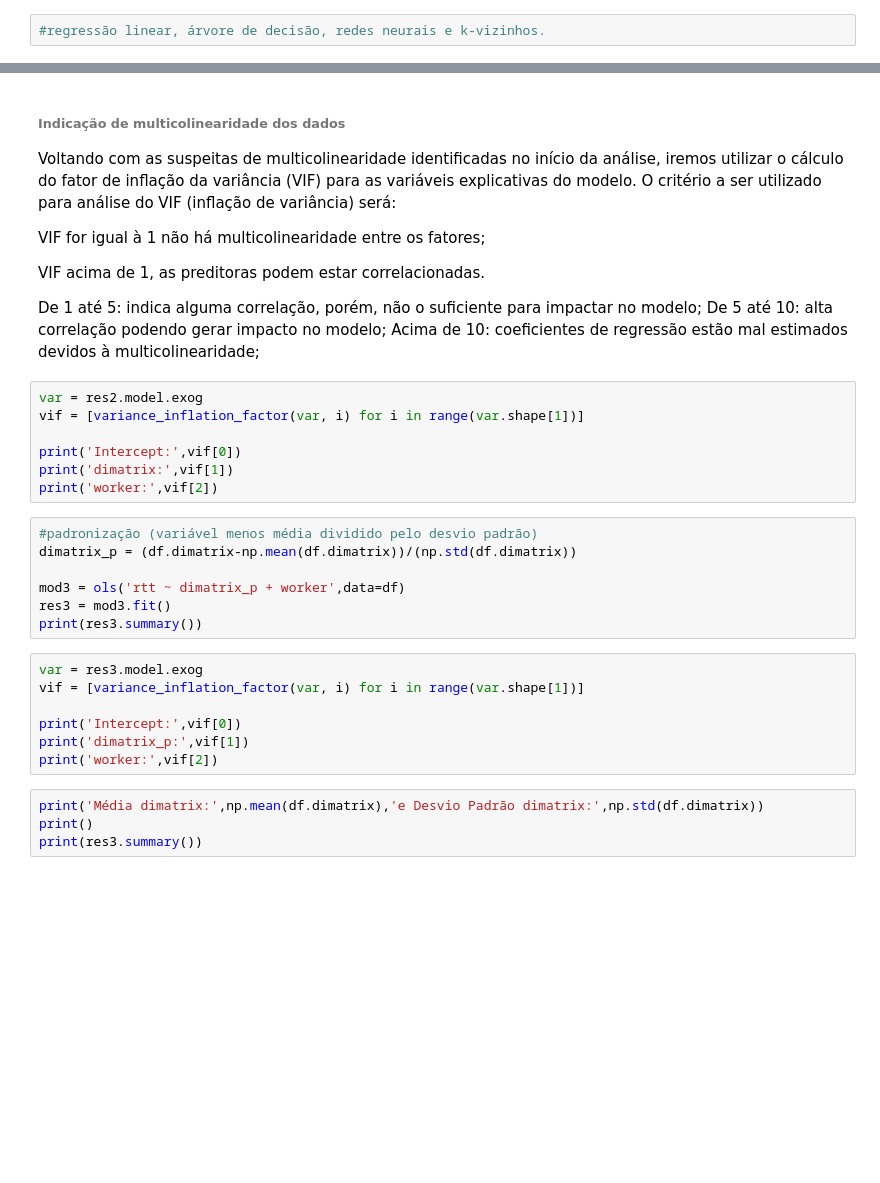
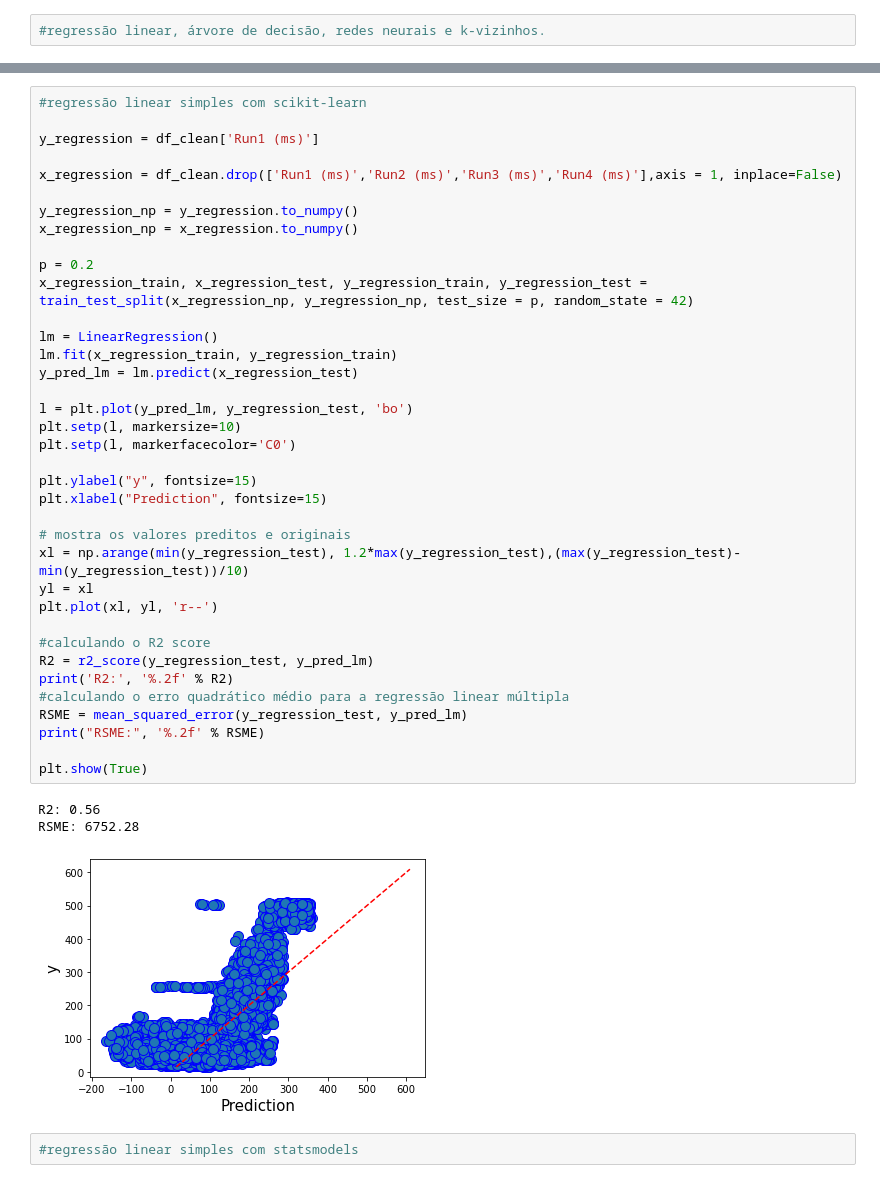
Before and after one commit to beniciosa68/MBA-USP-DS, a Jupyter notebook: 00.Projeto/02.projeto/bases/projeto.ipynb, the cells around one changed output, grey strips where cells are left out. Drawn from its saved outputs; the diff is of its cells as text; blank space fills up the shorter version.

```diff
--- a/00.Projeto/02.projeto/bases/projeto.ipynb
+++ b/00.Projeto/02.projeto/bases/projeto.ipynb
@@ -187,37 +246,43 @@ print(res2.summary())
-# %% [markdown]
-###### Indicação de multicolinearidade dos dados
-
-Voltando com as suspeitas de multicolinearidade identificadas no início da análise, iremos utilizar o cálculo do fator de inflação da variância (VIF) para as variáveis explicativas do modelo. O critério a ser utilizado para análise do VIF (inflação de variância) será:
-
-VIF for igual à 1 não há multicolinearidade entre os fatores;
-
-VIF acima de 1, as preditoras podem estar correlacionadas.
-
-De 1 até 5: indica alguma correlação, porém, não o suficiente para impactar no modelo;
-De 5 até 10: alta correlação podendo gerar impacto no modelo;
-Acima de 10: coeficientes de regressão estão mal estimados devidos à multicolinearidade;
-# %%
-var = res2.model.exog
-vif = [variance_inflation_factor(var, i) for i in range(var.shape[1])]
-
-print('Intercept:',vif[0])
-print('dimatrix:',vif[1])
-print('worker:',vif[2])
-# %%
-#padronização (variável menos média dividido pelo desvio padrão)
-dimatrix_p = (df.dimatrix-np.mean(df.dimatrix))/(np.std(df.dimatrix))
-
-mod3 = ols('rtt ~ dimatrix_p + worker',data=df)
-res3 = mod3.fit()
-print(res3.summary())
-# %%
-var = res3.model.exog
-vif = [variance_inflation_factor(var, i) for i in range(var.shape[1])]
-
-print('Intercept:',vif[0])
-print('dimatrix_p:',vif[1])
-print('worker:',vif[2])
-# %%
-print('Média dimatrix:',np.mean(df.dimatrix),'e Desvio Padrão dimatrix:',np.std(df.dimatrix))
-print()
-print(res3.summary())
+# %%
+#regressão linear simples com scikit-learn
+
+y_regression = df_clean['Run1 (ms)']
+
+x_regression = df_clean.drop(['Run1 (ms)','Run2 (ms)','Run3 (ms)','Run4 (ms)'],axis = 1, inplace=False)
+
+y_regression_np = y_regression.to_numpy()
+x_regression_np = x_regression.to_numpy()
+
+p = 0.2
+x_regression_train, x_regression_test, y_regression_train, y_regression_test = train_test_split(x_regression_np, y_regression_np, test_size = p, random_state = 42)
+
+lm = LinearRegression()
+lm.fit(x_regression_train, y_regression_train)
+y_pred_lm = lm.predict(x_regression_test)
+
+l = plt.plot(y_pred_lm, y_regression_test, 'bo')
+plt.setp(l, markersize=10)
+plt.setp(l, markerfacecolor='C0')
+
+plt.ylabel("y", fontsize=15)
+plt.xlabel("Prediction", fontsize=15)
+
+# mostra os valores preditos e originais
+xl = np.arange(min(y_regression_test), 1.2*max(y_regression_test),(max(y_regression_test)-min(y_regression_test))/10)
+yl = xl
+plt.plot(xl, yl, 'r--')
+
+#calculando o R2 score
+R2 = r2_score(y_regression_test, y_pred_lm)
+print('R2:', '%.2f' % R2)
+#calculando o erro quadrático médio para a regressão linear múltipla
+RSME = mean_squared_error(y_regression_test, y_pred_lm)
+print("RSME:", '%.2f' % RSME)
+
+plt.show(True)
+# %% [output]
+R2: 0.56
+RSME: 6752.28
+[figure, added]
+# %%
+#regressão linear simples com statsmodels
```
Also changed, not shown: parts of 25 cells of this notebook, 15 other files.
